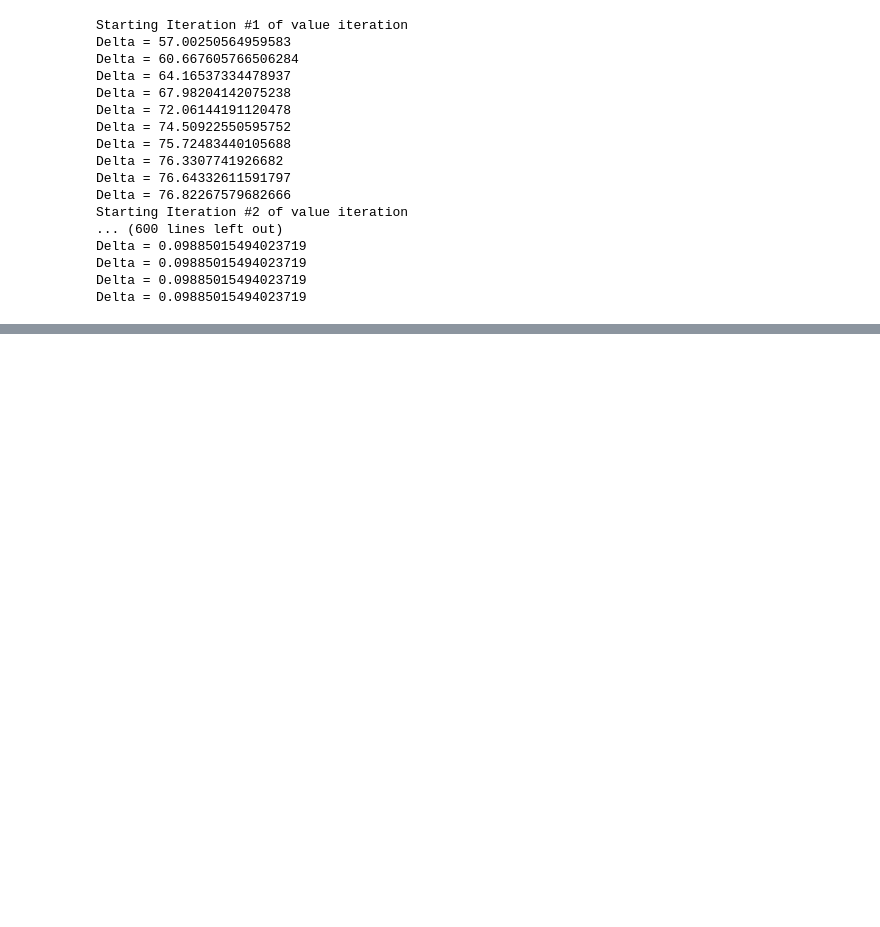
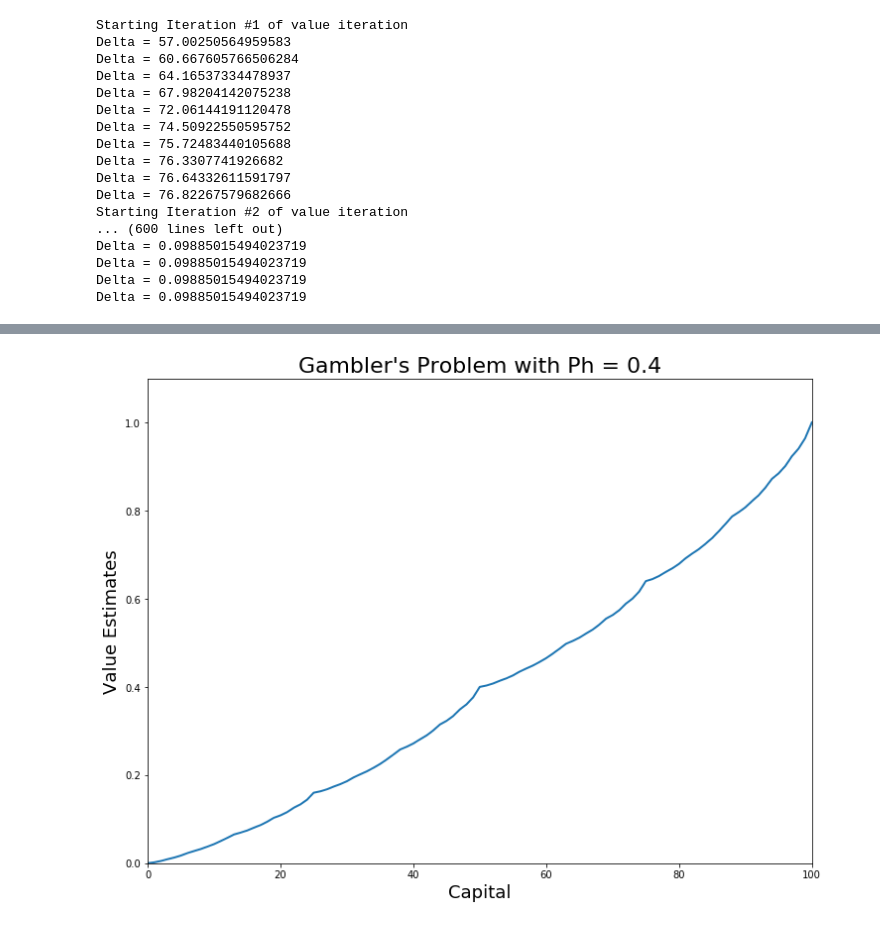
Before and after one commit to jvce92/intro-RL, a Jupyter notebook: ch04_MDP/ch04.ipynb, the cells around one changed output, grey strips where cells are left out. Drawn from its saved outputs; the diff is of its cells as text; code cells hidden in the pictures; blank space fills up the shorter version.

Commit message:
added solution to the Gambler's Problem

```diff
--- a/ch04_MDP/ch04.ipynb
+++ b/ch04_MDP/ch04.ipynb
@@ -63,0 +93,7 @@ rental_VI.plot_policy()
+# %%
+gambler = GamblersProblem(verbose=False, prob_heads=0.4, eps=1e-9)
+gambler.improve_policy(method="value_iter")
+# %%
+gambler.plot_value_function()
+# %% [output]
+[figure, added]
```
Also changed, not shown: parts of 15 cells of this notebook, 2 other files.
